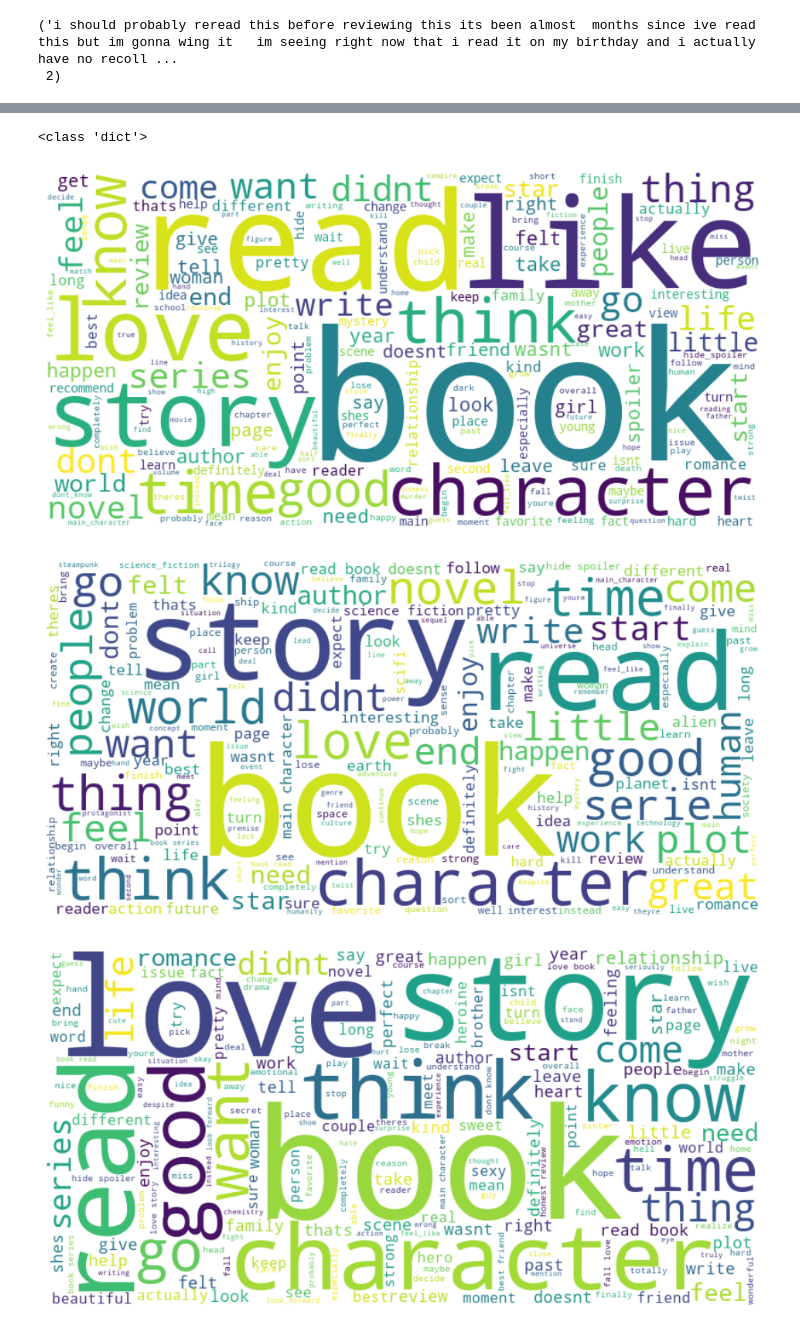
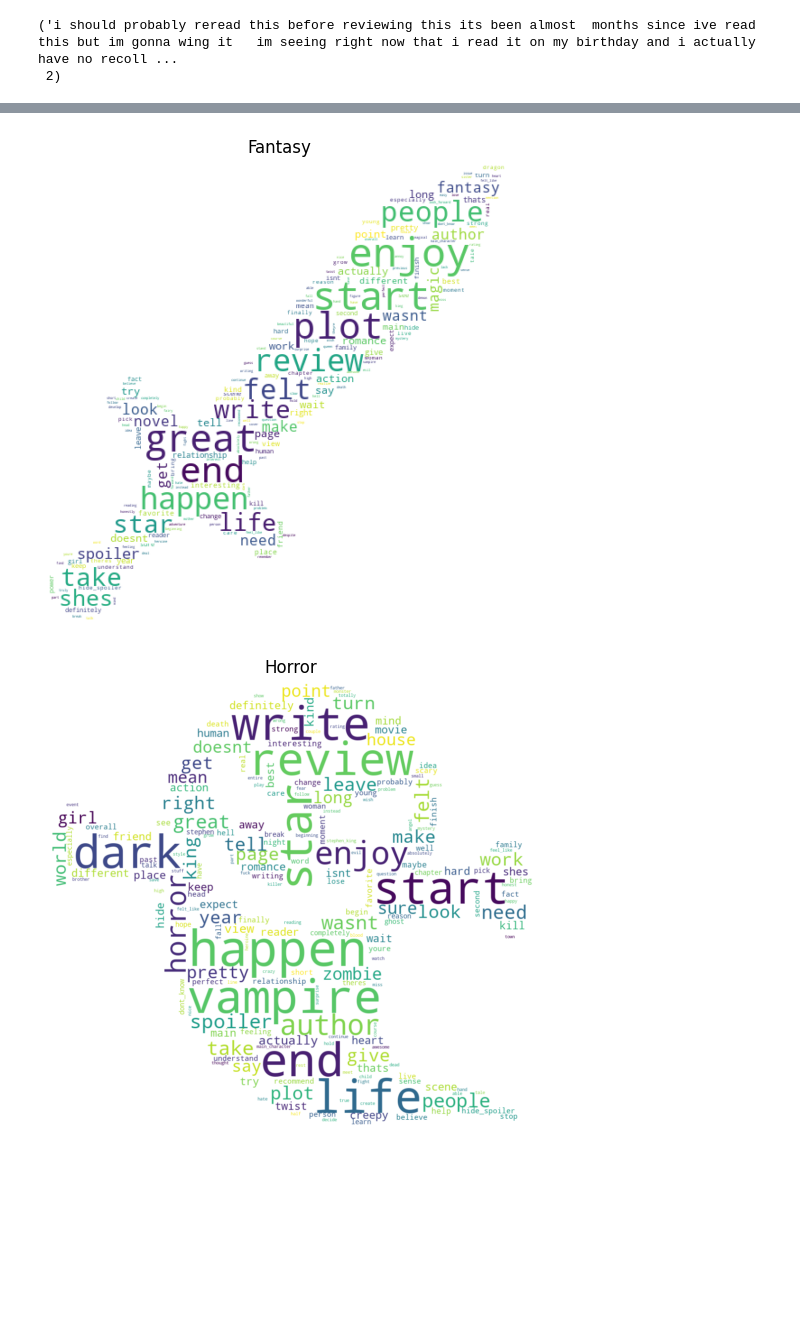
Before and after one commit to lwdovico/goodreads-book-reviews, a Jupyter notebook: Notebooks/02_Preprocessing_gradient.ipynb, the cells around one changed output, grey strips where cells are left out. Cells and saved outputs as stored; diff of their text form; code cells hidden in the pictures; blank space fills up the shorter version.

Commit message:
NER, Annotations and Wordclouds

```diff
--- a/Notebooks/02_Preprocessing_gradient.ipynb
+++ b/Notebooks/02_Preprocessing_gradient.ipynb
@@ -796,38 +908,41 @@ plot_cloud_rating(rev_df, 5)
 def frequency_per_genre(df, genre):
     df_review = df[df.genre == genre]
 
-    dict_count = dict(sorted(nltk.FreqDist([word for text in df["lemmatized_text"] for word in text]).items(),
-                            key=lambda x: x[1], reverse=True))
+    dict_count = dict(sorted(nltk.FreqDist([word for text in df_review["lemmatized_text"] for word in text]).items(),
+                             key=lambda x: x[1], reverse=True)[20:])
 
     return dict_count
 
-def plot_cloud_genre(df, genre = None, freq_dist_new = None):
-    if not freq_dist_new:
-        freq_dist_new = frequency_per_genre(df, genre)
-
-    wordcloud = WordCloud(width=800, height=400, background_color="white").generate_from_frequencies(freq_dist_new)
-    plt.figure(figsize=(15,6))
-    plt.imshow(wordcloud, interpolation="bilinear")
-    plt.axis("off")
-    plt.show()
+def generate_wordcloud_genre(df, genere):
+    for gen in df.genre.unique():
+        if gen == genere:
+            f = frequency_per_genre(rev_df, gen)
+            mask = np.array(Image.open(genere + ".png"))
+            wc = WordCloud(background_color="white", max_words=200, max_font_size=100, random_state=42, mask = mask).generate_from_frequencies(frequency_per_genre(df, genere))
+            plt.figure(figsize=(20,6))
+            plt.imshow(wc, interpolation = 'bilinear')
+            plt.title(genere)
+            plt.axis("off")
+            plt.show()
-# %%
-plot_cloud_genre(rev_df, "Science Fiction")
-# %% [output]
-<class 'dict'>
-[figure, removed]
-# %%
-wordcloud = WordCloud(width=800, height=400, background_color="white").generate_from_text(" ".join([token for ls in rev_df[rev_df.genre == "Science Fiction"]["lemmatized_text"] for token in ls]))
-plt.figure(figsize=(15,6))
-plt.imshow(wordcloud, interpolation="bilinear")
-plt.axis("off")
-plt.show()
-# %% [output]
-[figure, removed]
-# %%
-wordcloud = WordCloud(width=800, height=400, background_color="white").generate_from_text(" ".join([token for ls in rev_df[rev_df.genre == "Romance"]["lemmatized_text"] for token in ls]))
-plt.figure(figsize=(15,6))
-plt.imshow(wordcloud, interpolation="bilinear")
-plt.axis("off")
-plt.show()
-# %% [output]
-[figure, removed]
+# %%
+import urllib.request
+
+# Downloading pictures for word clouds
+fantasy_url = 'https://cdn-icons-png.flaticon.com/512/523/523813.png'
+horror_url = 'https://www.freepnglogos.com/uploads/ghost-png/creepy-ghost-svg-png-icon-download-24.png'
+thriller_url = 'https://assets-global.website-files.com/5eea2efbaac9091a52bc9645/625fbd4ad3c560021d7a058b_lente%20mobile.png'
+romance_url = 'https://cdn-icons-png.flaticon.com/512/1216/1216686.png'
+scifi_url = 'https://cdn-icons-png.flaticon.com/512/190/190276.png'
+
+genre_url = {'Fantasy' : fantasy_url, 'Horror' : horror_url,
+             'Thriller' : thriller_url, 'Romance' : romance_url,
+             'Science Fiction' : scifi_url}
+
+for genre, url in genre_url.items():
+    urllib.request.urlretrieve(url, genre+'.png')
+# %%
+for genre in genre_url.keys():
+    generate_wordcloud_genre(rev_df, genre)
+# %% [output]
+[figure, added]
+[figure, added]
```
Also changed, not shown: parts of 49 cells of this notebook.
